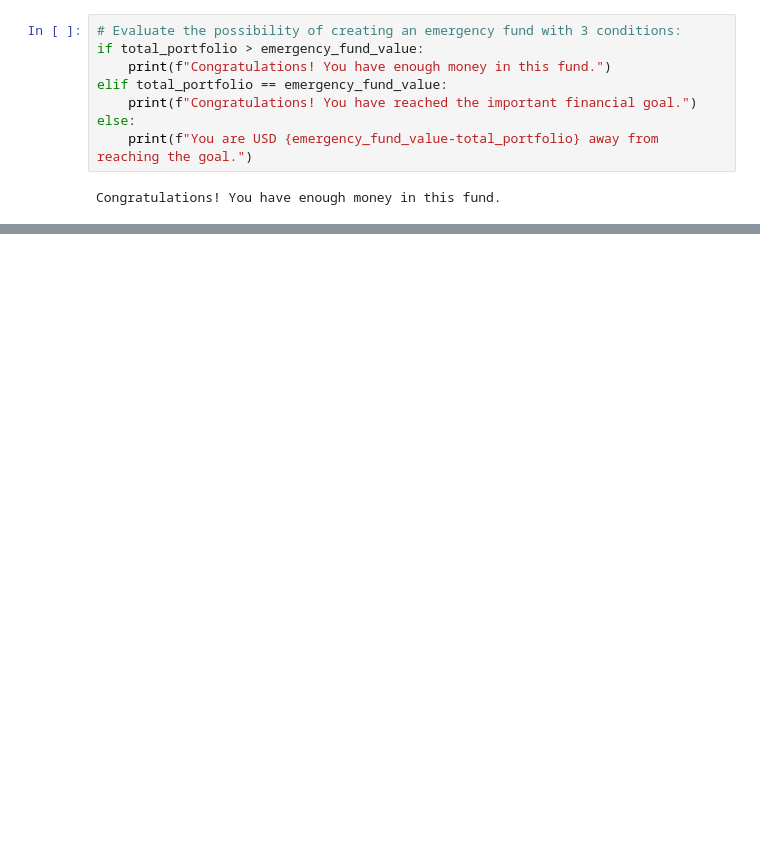
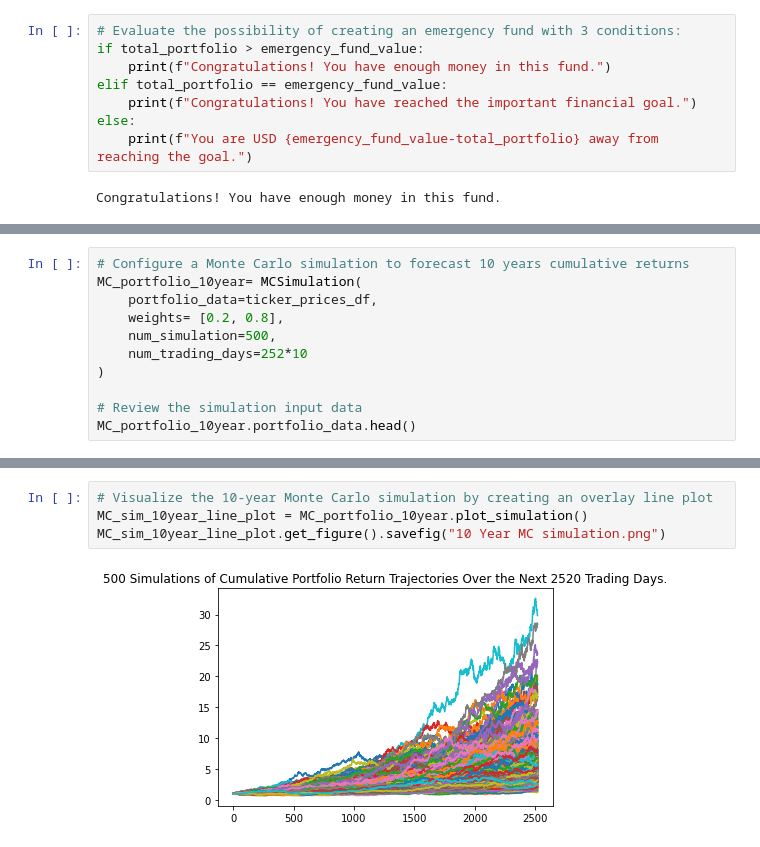
Before and after one commit to shivangiuw/challenge5_financial_planner, a Jupyter notebook: financial_planning_tools.ipynb, the cells around one changed output, grey strips where cells are left out. Drawn from its saved outputs; the diff is of its cells as text; blank space fills up the shorter version.

```diff
--- a/financial_planning_tools.ipynb
+++ b/financial_planning_tools.ipynb
@@ -576,0 +439,11 @@ ci_upper_ten_cumulative_return = # YOUR CODE HERE
+# %%
+# Configure a Monte Carlo simulation to forecast 10 years cumulative returns
+MC_portfolio_10year= MCSimulation(
+    portfolio_data=ticker_prices_df,
+    weights= [0.2, 0.8],
+    num_simulation=500,
+    num_trading_days=252*10
+)
+
+# Review the simulation input data
+MC_portfolio_10year.portfolio_data.head()
@@ -576,0 +504,6 @@ ci_upper_ten_cumulative_return = # YOUR CODE HERE
+# %%
+# Visualize the 10-year Monte Carlo simulation by creating an overlay line plot
+MC_sim_10year_line_plot = MC_portfolio_10year.plot_simulation()
+MC_sim_10year_line_plot.get_figure().savefig("10 Year MC simulation.png")
+# %% [output]
+[figure, added]
```
Also changed, not shown: parts of 98 cells of this notebook.
